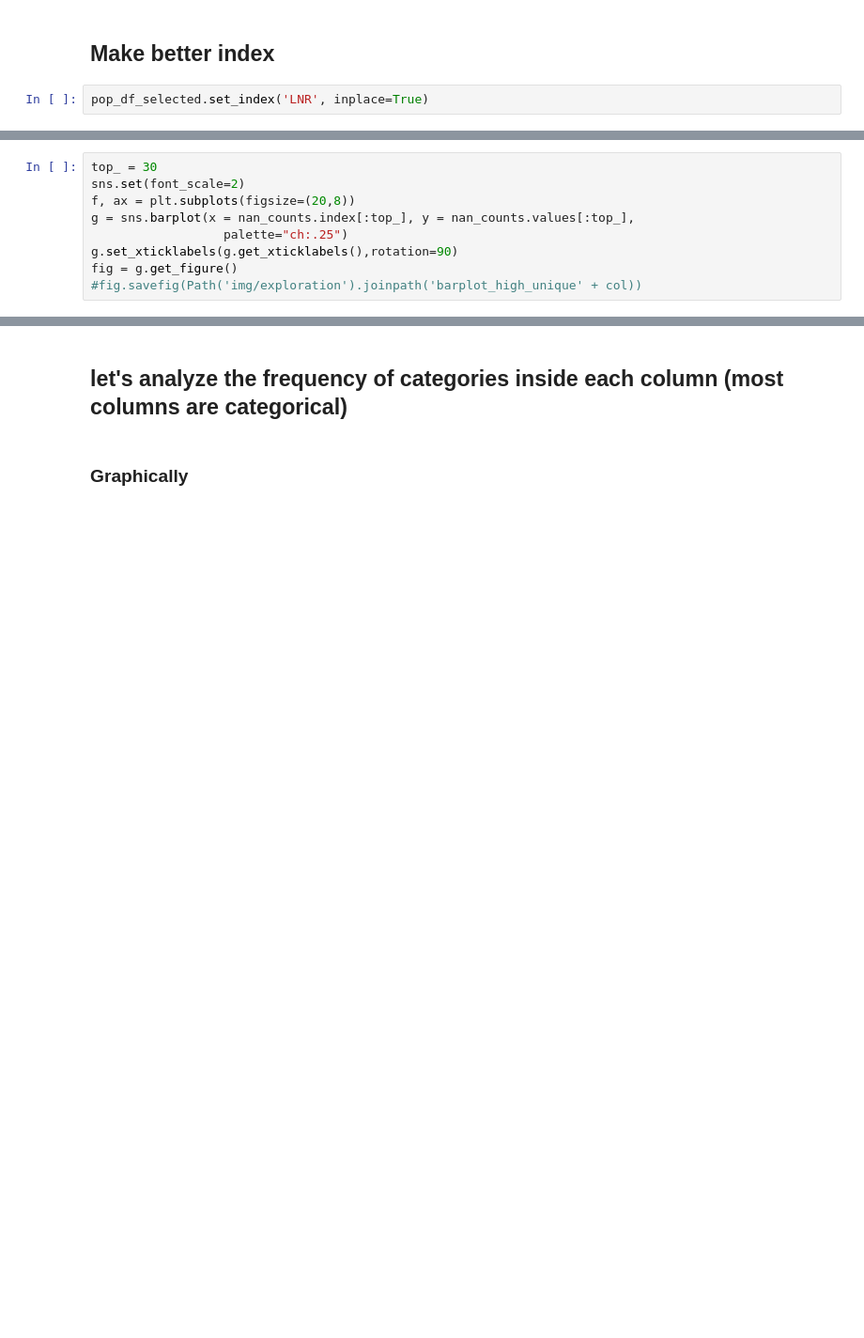
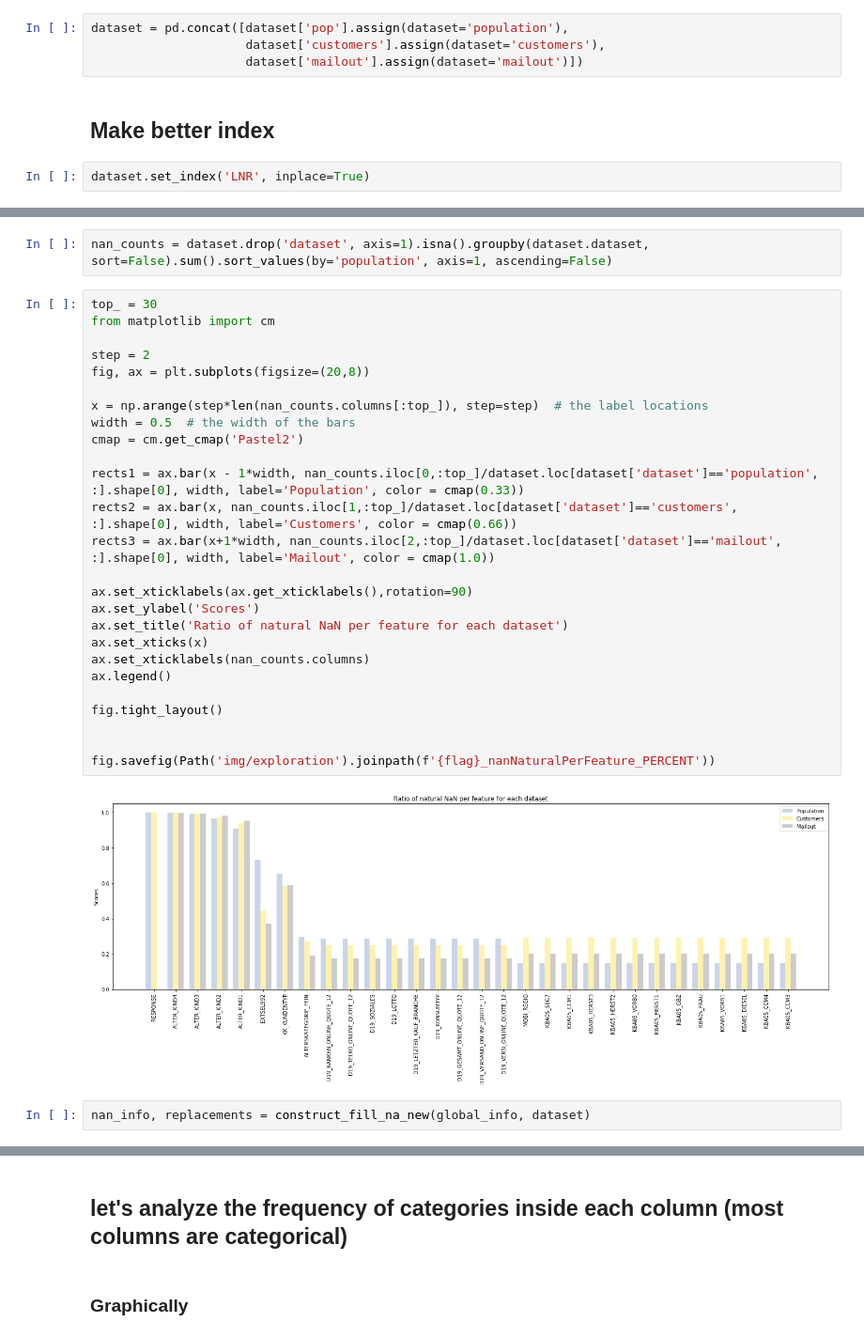
Before and after one commit to FenryrMKIII/udacity-ML-captstone, a Jupyter notebook: Arvato Project Workbook_DataExploration.ipynb, the cells around one changed output, grey strips where cells are left out. Shown at 94% size. Drawn from its saved outputs; the diff is of its cells as text; blank space fills up the shorter version.

```diff
--- a/Arvato Project Workbook_DataExploration.ipynb
+++ b/Arvato Project Workbook_DataExploration.ipynb
@@ -111,4 +227,8 @@ if not Path('customers_df_exploration.pkl').exists():
+# %%
+dataset = pd.concat([dataset['pop'].assign(dataset='population'),
+                     dataset['customers'].assign(dataset='customers'),
+                     dataset['mailout'].assign(dataset='mailout')])
 # %% [markdown]
 ## Make better index
 # %%
-pop_df_selected.set_index('LNR', inplace=True)
+dataset.set_index('LNR', inplace=True)
@@ -153,9 +234,0 @@ nan_counts = pop_df_selected.isnull().sum().sort_values(ascending=False)
-# %%
-top_ = 30
-sns.set(font_scale=2)
-f, ax = plt.subplots(figsize=(20,8))
-g = sns.barplot(x = nan_counts.index[:top_], y = nan_counts.values[:top_],
-                  palette="ch:.25")
-g.set_xticklabels(g.get_xticklabels(),rotation=90)
-fig = g.get_figure()
-#fig.savefig(Path('img/exploration').joinpath('barplot_high_unique' + col))
@@ -163,0 +255,32 @@ fig = g.get_figure()
+# %%
+nan_counts = dataset.drop('dataset', axis=1).isna().groupby(dataset.dataset, sort=False).sum().sort_values(by='population', axis=1, ascending=False)
+# %%
+top_ = 30
+from matplotlib import cm
+
+step = 2
+fig, ax = plt.subplots(figsize=(20,8))
+
+x = np.arange(step*len(nan_counts.columns[:top_]), step=step)  # the label locations
+width = 0.5  # the width of the bars
+cmap = cm.get_cmap('Pastel2')
+
+rects1 = ax.bar(x - 1*width, nan_counts.iloc[0,:top_]/dataset.loc[dataset['dataset']=='population', :].shape[0], width, label='Population', color = cmap(0.33))
+rects2 = ax.bar(x, nan_counts.iloc[1,:top_]/dataset.loc[dataset['dataset']=='customers', :].shape[0], width, label='Customers', color = cmap(0.66))
+rects3 = ax.bar(x+1*width, nan_counts.iloc[2,:top_]/dataset.loc[dataset['dataset']=='mailout', :].shape[0], width, label='Mailout', color = cmap(1.0))
+
+ax.set_xticklabels(ax.get_xticklabels(),rotation=90)
+ax.set_ylabel('Scores')
+ax.set_title('Ratio of natural NaN per feature for each dataset')
+ax.set_xticks(x)
+ax.set_xticklabels(nan_counts.columns)
+ax.legend()
+
+fig.tight_layout()
+
+
+fig.savefig(Path('img/exploration').joinpath(f'{flag}_nanNaturalPerFeature_PERCENT'))
+# %% [output]
+[figure, added]
+# %%
+nan_info, replacements = construct_fill_na_new(global_info, dataset)
```
Also changed, not shown: parts of 83 cells of this notebook, 9 other files.
